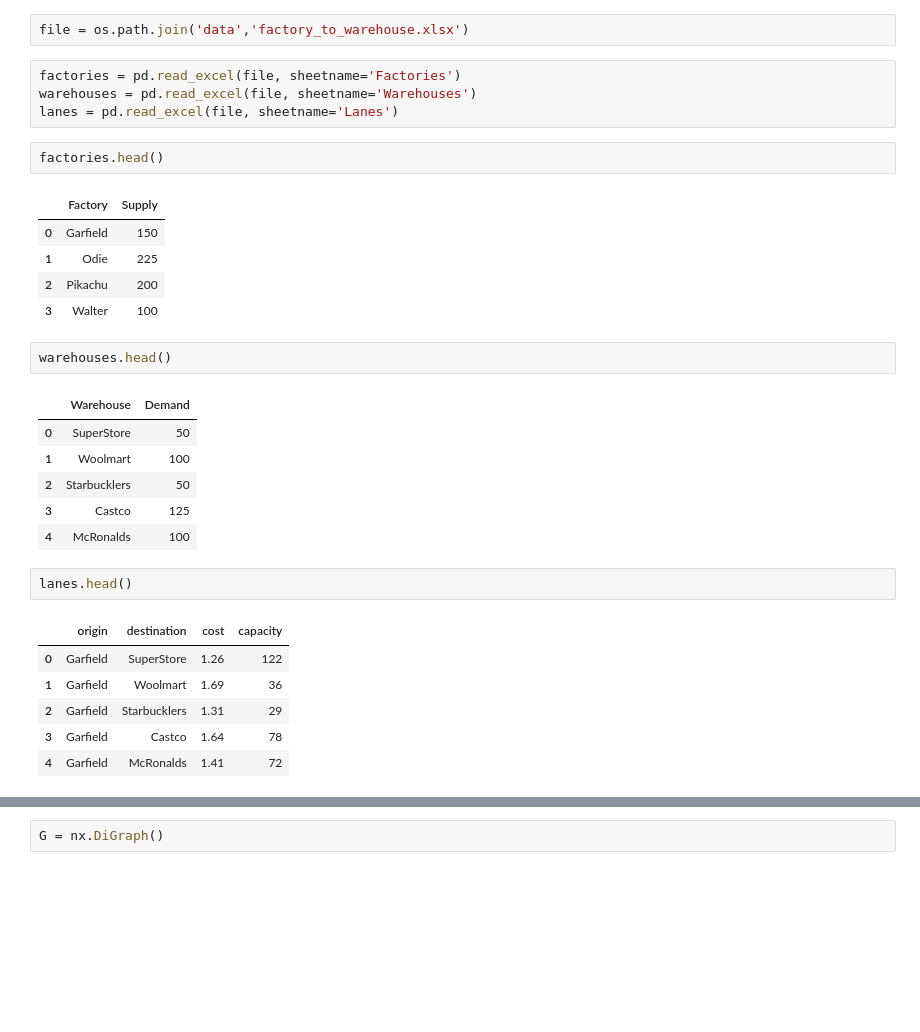
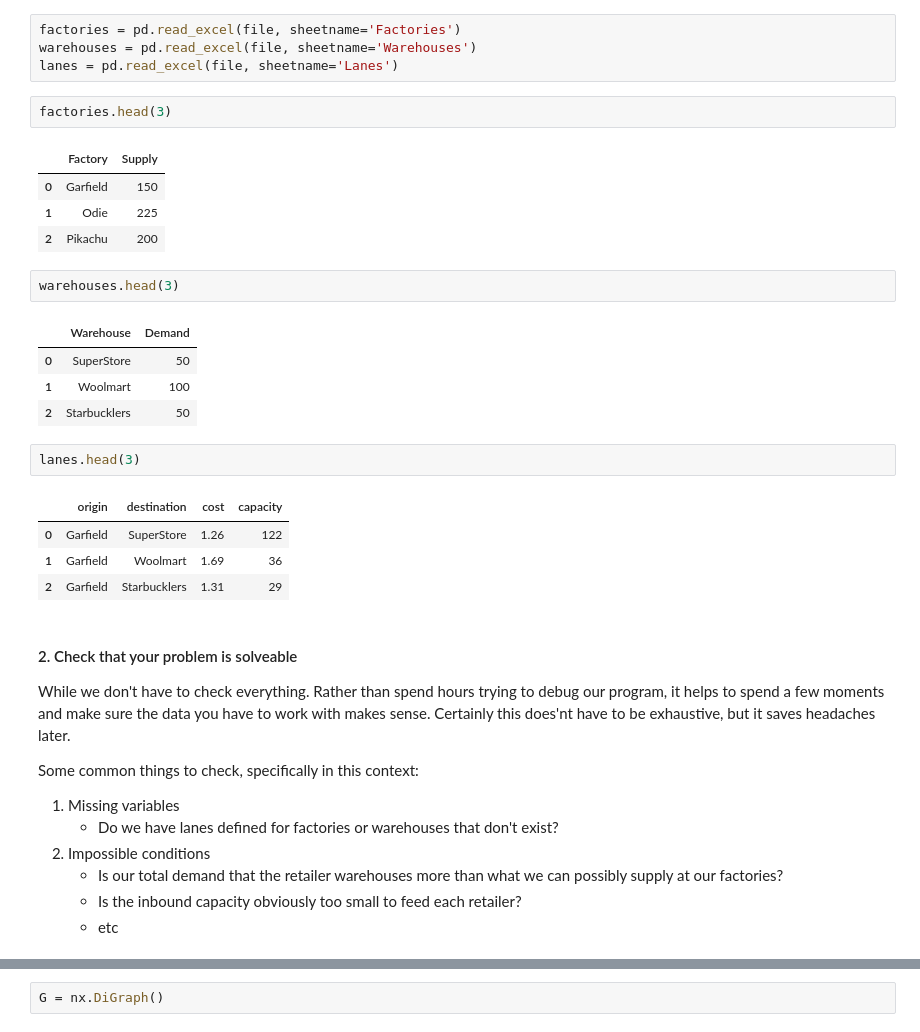
Before and after one commit to cochoa0x1/integer-programming-with-python, a Jupyter notebook: linear_programming/factory_routing_problem.ipynb, the cells around one changed output, grey strips where cells are left out. Saved outputs shown, nothing was run; the diff lists cells and outputs as text; blank space fills up the shorter version.

```diff
--- a/linear_programming/factory_routing_problem.ipynb
+++ b/linear_programming/factory_routing_problem.ipynb
@@ -11,32 +32,37 @@ factory_to_warehouse.xlsx
-# %%
-file = os.path.join('data','factory_to_warehouse.xlsx')
 # %%
 factories = pd.read_excel(file, sheetname='Factories')
 warehouses = pd.read_excel(file, sheetname='Warehouses')
 lanes = pd.read_excel(file, sheetname='Lanes')
 # %%
-factories.head()
+factories.head(3)
 # %% [output]
 |  | Factory | Supply |
 | 0 | Garfield | 150 |
 | 1 | Odie | 225 |
 | 2 | Pikachu | 200 |
-| 3 | Walter | 100 |
 # %%
-warehouses.head()
+warehouses.head(3)
 # %% [output]
 |  | Warehouse | Demand |
 | 0 | SuperStore | 50 |
 | 1 | Woolmart | 100 |
 | 2 | Starbucklers | 50 |
-| 3 | Castco | 125 |
-| 4 | McRonalds | 100 |
 # %%
-lanes.head()
+lanes.head(3)
 # %% [output]
 |  | origin | destination | cost | capacity |
 | 0 | Garfield | SuperStore | 1.26 | 122 |
 | 1 | Garfield | Woolmart | 1.69 | 36 |
 | 2 | Garfield | Starbucklers | 1.31 | 29 |
-| 3 | Garfield | Castco | 1.64 | 78 |
-| 4 | Garfield | McRonalds | 1.41 | 72 |
+# %% [markdown]
+#### 2. Check that your problem is solveable
+While we don't have to check everything. Rather than spend hours trying to debug our program, it helps to spend a few moments and make sure the data you have to work with makes sense. Certainly this does'nt have to be exhaustive, but it saves headaches later.
+
+Some common things to check, specifically in this context:
+
+1. Missing variables
+    * Do we have lanes defined for factories or warehouses that don't exist?
+2. Impossible conditions
+    * Is our total demand that the retailer warehouses more than what we can possibly supply at our factories?
+    * Is the inbound capacity obviously too small to feed each retailer?
+    * etc
```
Also changed, not shown: parts of 34 cells of this notebook.
